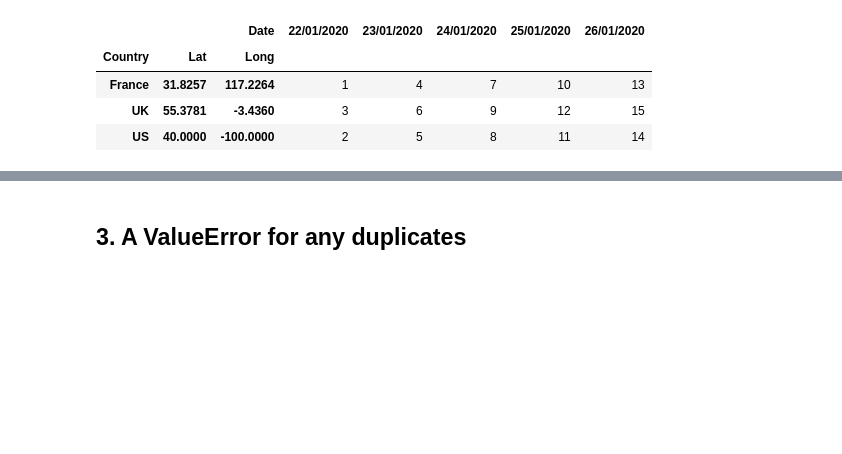
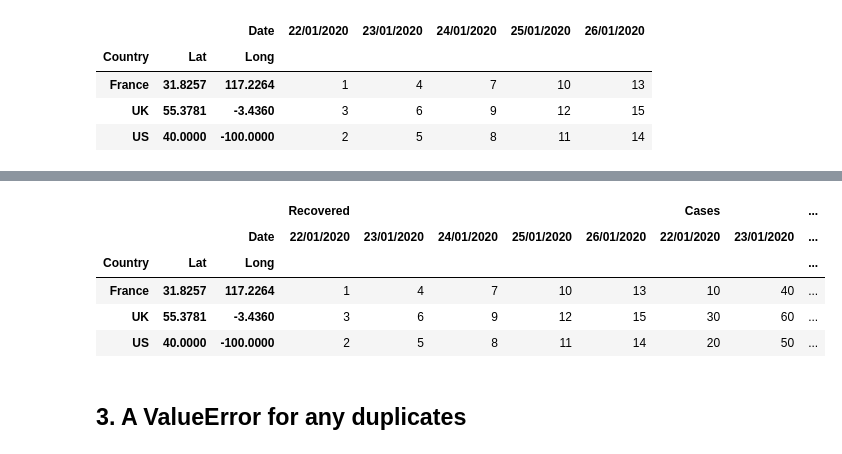
Before and after one commit to BindiChen/machine-learning, a Jupyter notebook: data-analysis/049-pandas-pivot/pivot.ipynb, the cells around one changed output, grey strips where cells are left out. Saved outputs shown, nothing was run; the diff lists cells and outputs as text; code cells hidden in the pictures; blank space fills up the shorter version.

```diff
--- a/data-analysis/049-pandas-pivot/pivot.ipynb
+++ b/data-analysis/049-pandas-pivot/pivot.ipynb
@@ -107,3 +162,12 @@ df_2.pivot(columns='Date', index=['Country', 'Lat', 'Long'], values='Cases')
+# %%
+df_3.pivot(columns='Date', index=['Country', 'Lat', 'Long'], values=['Cases', 'Recovered'])
+# %% [output]
+|  |  |  | Recovered |  |  |  |  | Cases |  | ... |
+|  |  | Date | 22/01/2020 | 23/01/2020 | 24/01/2020 | 25/01/2020 | 26/01/2020 | 22/01/2020 | 23/01/2020 | ... |
+| Country | Lat | Long |  |  |  |  |  |  |  | ... |
+| France | 31.8257 | 117.2264 | 1 | 4 | 7 | 10 | 13 | 10 | 40 | ... |
+| UK | 55.3781 | -3.4360 | 3 | 6 | 9 | 12 | 15 | 30 | 60 | ... |
+| US | 40.0000 | -100.0000 | 2 | 5 | 8 | 11 | 14 | 20 | 50 | ... |
 # %% [markdown]
 ## 3. A ValueError for any duplicates
 # %%
```
Also changed, not shown: parts of 4 cells of this notebook, 7 other files.
